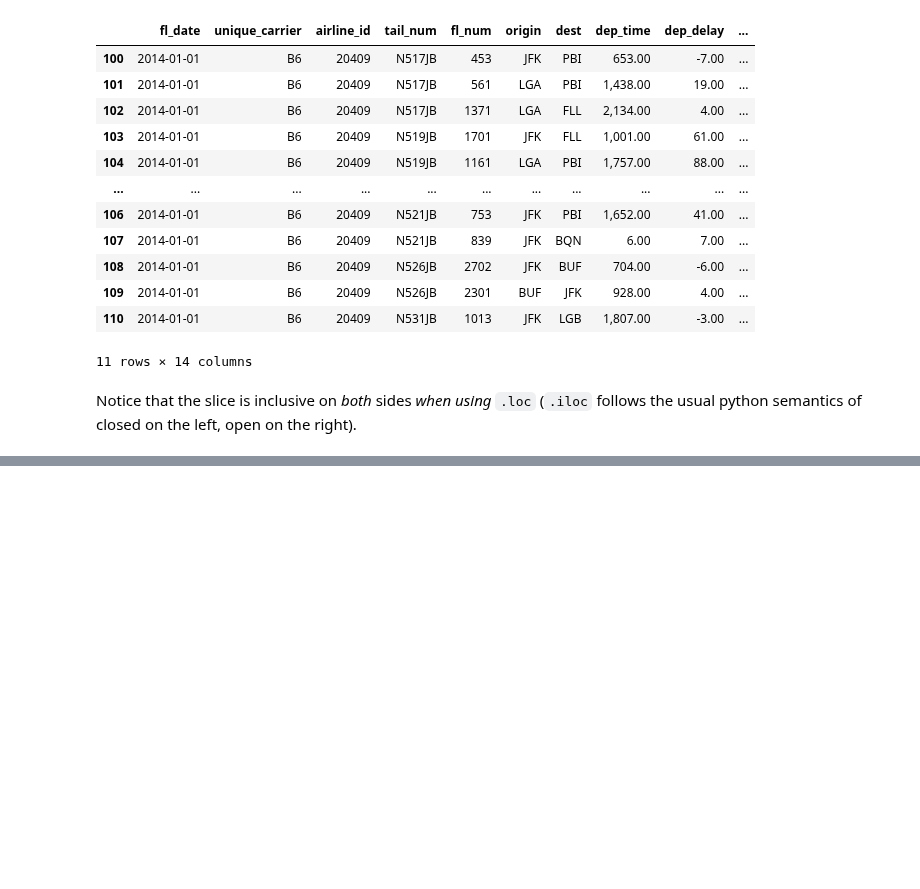
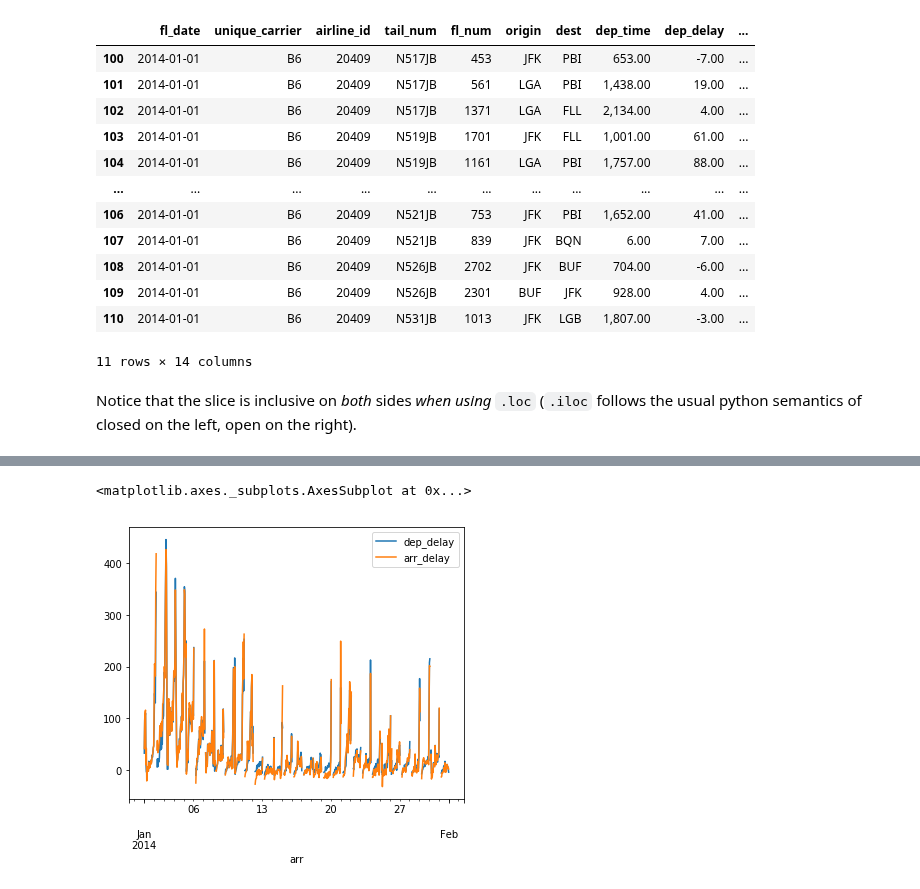
Before and after one commit to hvribeiro/MCSC1, a Jupyter notebook: aulas/01.6 - Getting Started with Scientific Python (pandas).ipynb, the cells around one changed output, grey strips where cells are left out. Cells and saved outputs as stored; diff of their text form; code cells hidden in the pictures; blank space fills up the shorter version.

```diff
--- a/aulas/01.6 - Getting Started with Scientific Python (pandas).ipynb
+++ b/aulas/01.6 - Getting Started with Scientific Python (pandas).ipynb
@@ -13,7 +13,7 @@ from matplotlib import pylab as plt
 # %%
 pd.options.display.max_rows = 10
 pd.options.display.float_format = '{:,.2f}'.format
-plt.rcParams['figure.figsize'] = (16, 12)
+plt.rcParams['figure.figsize'] = (6, 5)
 # %% [markdown]
 #### Reading Data
 # %%
@@ -400,0 +662,2 @@ Notice that the slice is inclusive on *both* sides *when using* `.loc` (`.iloc`
+# %%
+delays = flights.resample("H", on="arr")[['dep_delay', 'arr_delay']].mean()
@@ -400,0 +681,5 @@ Notice that the slice is inclusive on *both* sides *when using* `.loc` (`.iloc`
+# %%
+delays.plot()
+# %% [output]
+<matplotlib.axes._subplots.AxesSubplot at 0x...>
+[figure, added]
```
Also changed, not shown: parts of 122 cells of this notebook.
